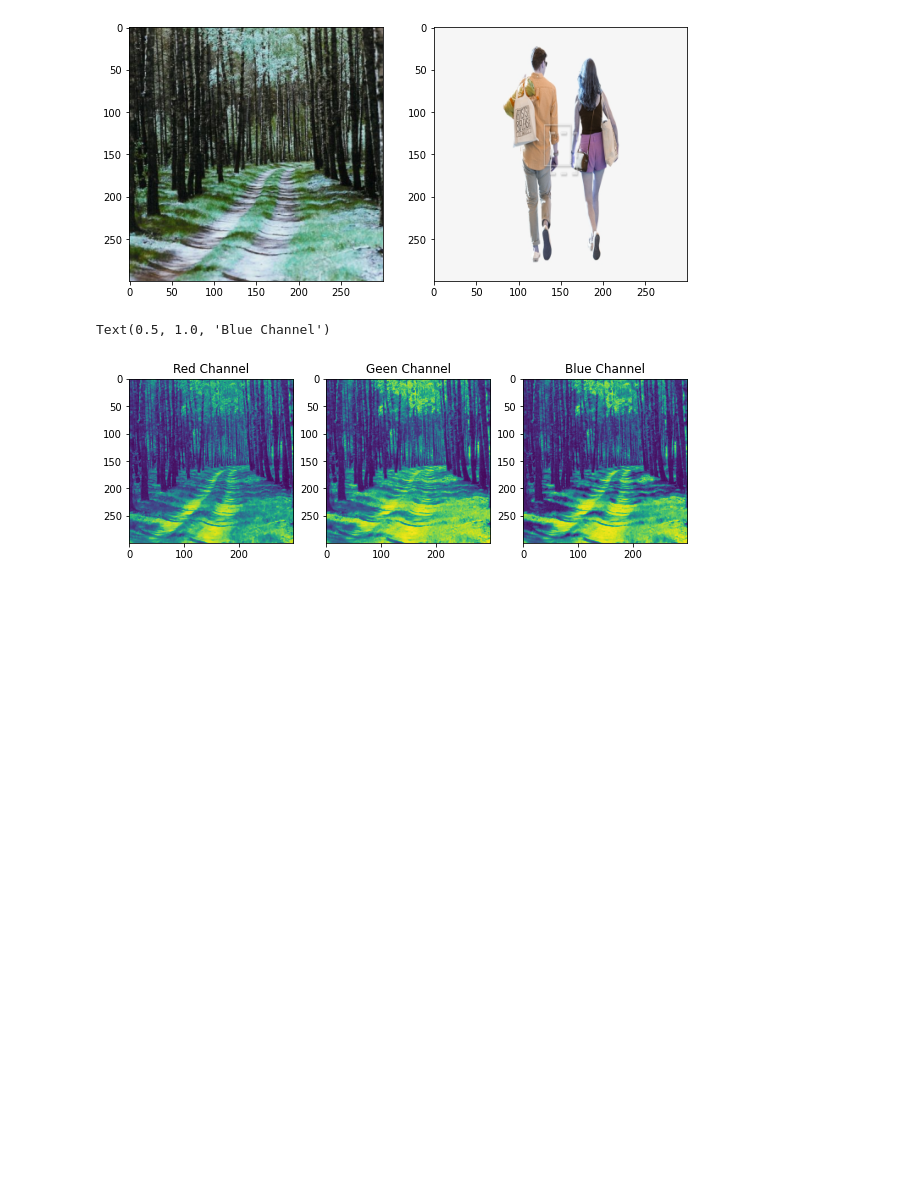
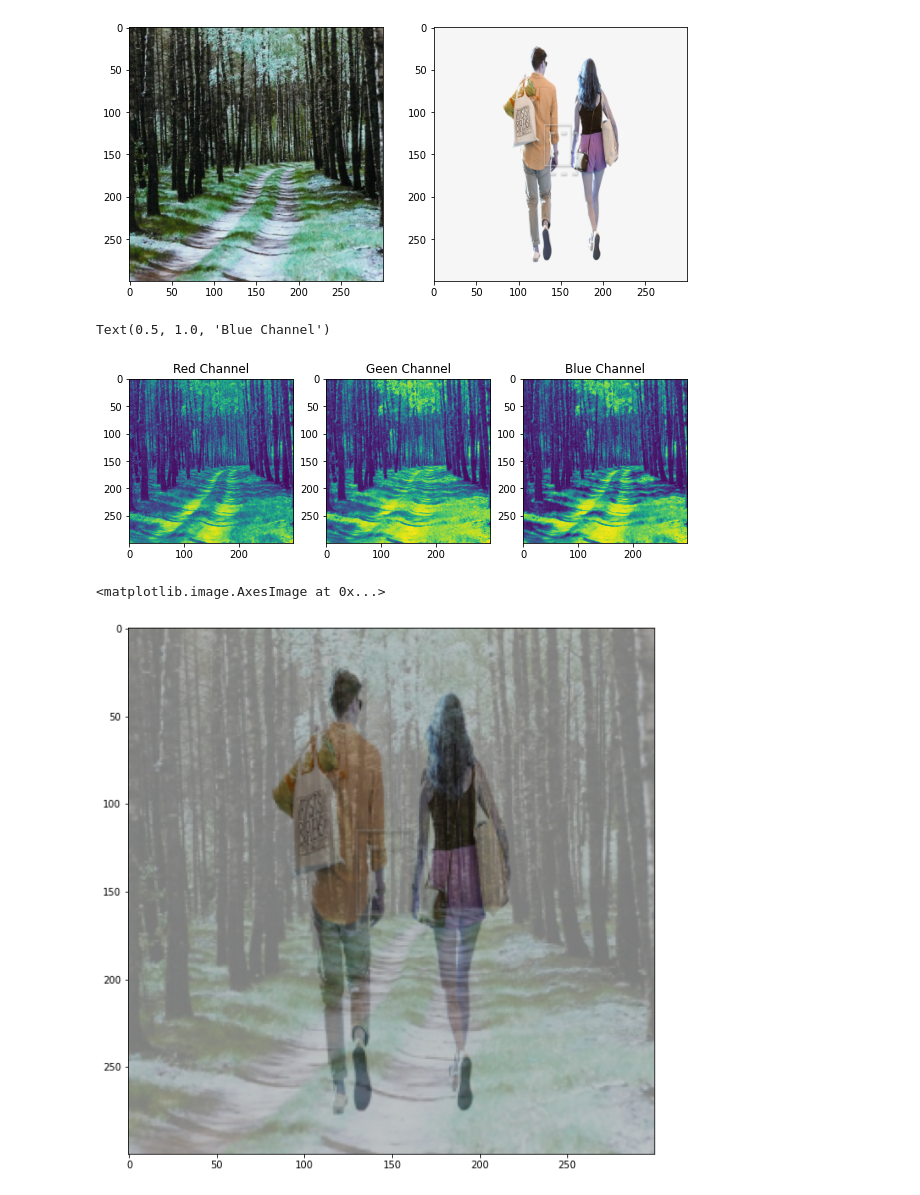
Before and after one commit to CarlosTheran/Python-code-based, a Jupyter notebook: image_data_analysis.ipynb, the cells around one changed output. Drawn from its saved outputs; the diff is of its cells as text; code cells hidden in the pictures; blank space fills up the shorter version.

```diff
--- a/image_data_analysis.ipynb
+++ b/image_data_analysis.ipynb
@@ -45,3 +45,10 @@ plt.gca().set_title('Blue Channel')
 # %% [output]
 Text(0.5, 1.0, 'Blue Channel')
 [figure]
+# %%
+dst = cv2.addWeighted(img2_reshaped,0.5,img1_reshaped,0.3,0.1)
+plt.figure(figsize=(10,10))
+plt.imshow(dst)
+# %% [output]
+<matplotlib.image.AxesImage at 0x...>
+[figure, added]
```
Also changed, not shown: parts of 6 cells of this notebook.
